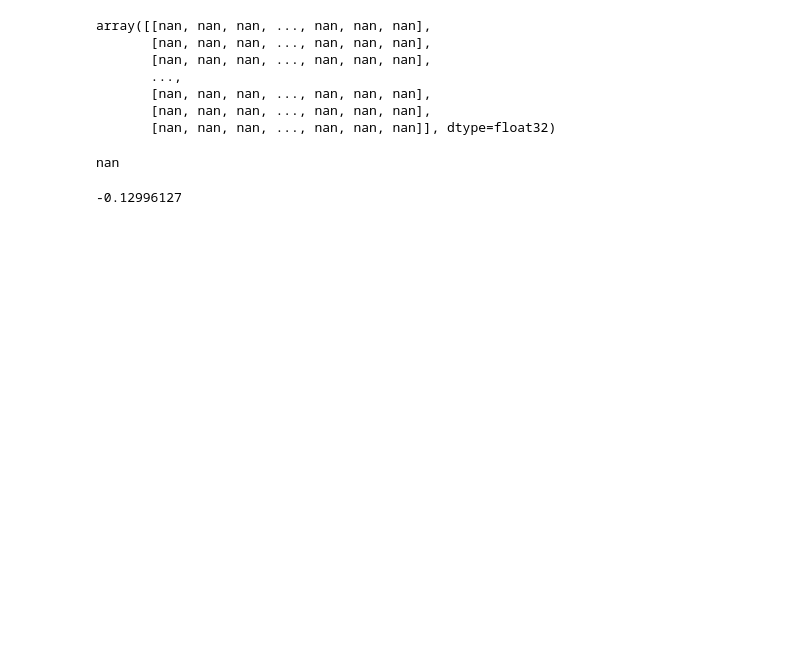
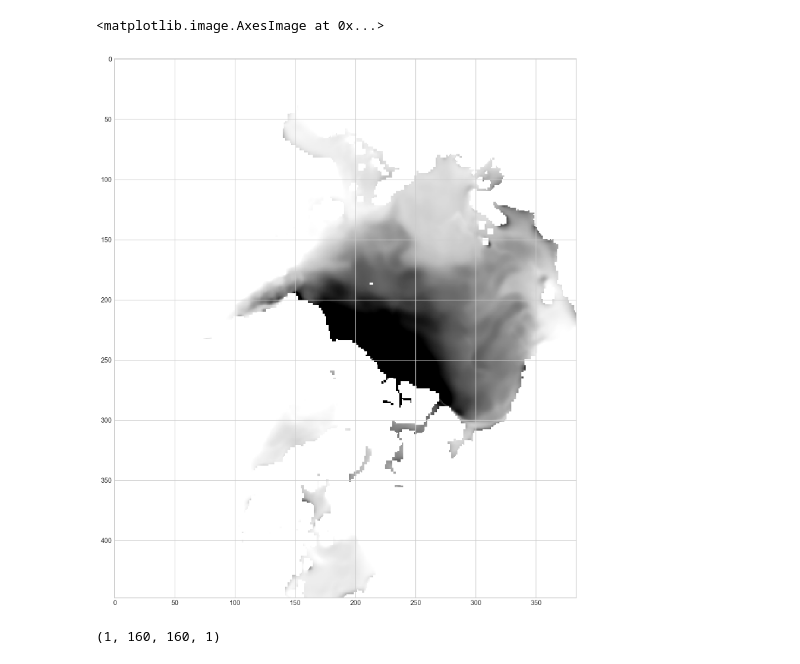
Before and after one commit to idrigo/arctic_ddmodeling, a Jupyter notebook: notebooks/spatial_regression.ipynb, the cells around one changed output. Saved outputs shown, nothing was run; the diff lists cells and outputs as text; code cells hidden in the pictures; blank space fills up the shorter version.

```diff
--- a/notebooks/spatial_regression.ipynb
+++ b/notebooks/spatial_regression.ipynb
@@ -63,5 +78,10 @@ y_arr_test, X_arr_test = data.load_features(parameters['y_var'],
 X_train = np.array(X_arr_train)
 y_train = np.array(y_arr_train)
 X_train=np.moveaxis(X_train,0,-1)
-y_train.shape
+
+X_test = np.array(X_arr_test)
+y_test = np.array(y_arr_test)
+X_test=np.moveaxis(X_test,0,-1)
+
+print(X_train.shape, X_test.shape)
 # %% [output]
@@ -226,18 +269,10 @@ plt.imshow(res[0,:,:,0],vmin=-0.1, vmax=0.1)
-# %%
-res[0,:,:,0]
-# %% [output]
-array([[nan, nan, nan, ..., nan, nan, nan],
-       [nan, nan, nan, ..., nan, nan, nan],
-       [nan, nan, nan, ..., nan, nan, nan],
-       ...,
-       [nan, nan, nan, ..., nan, nan, nan],
-       [nan, nan, nan, ..., nan, nan, nan],
-       [nan, nan, nan, ..., nan, nan, nan]], dtype=float32)
-# %%
-np.max(res[0,:,:,0])
-# %% [output]
-nan
-# %%
-X_test[5,:,:,1].mean()
-# %% [output]
--0.12996127
+# %%
+plt.imshow(y_test[10, shpY[0]:shpY[1], shpX[0]:shpX[1],0], vmin=0.5, vmax=2)
+# %% [output]
+<matplotlib.image.AxesImage at 0x...>
+[figure, added]
+# %%
+np.save('/Users/drigo/ITMO/disser/surrogate/data/processed/u-net4.npy',res[0,:,:,0],)
+res.shape
+# %% [output]
+(1, 160, 160, 1)
```
Also changed, not shown: parts of 27 cells of this notebook, 5 other files.
